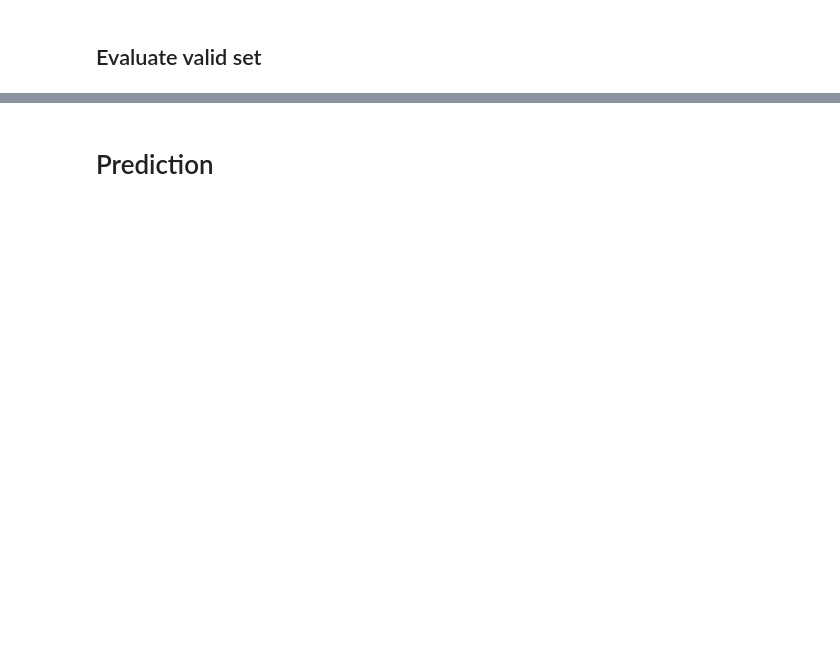
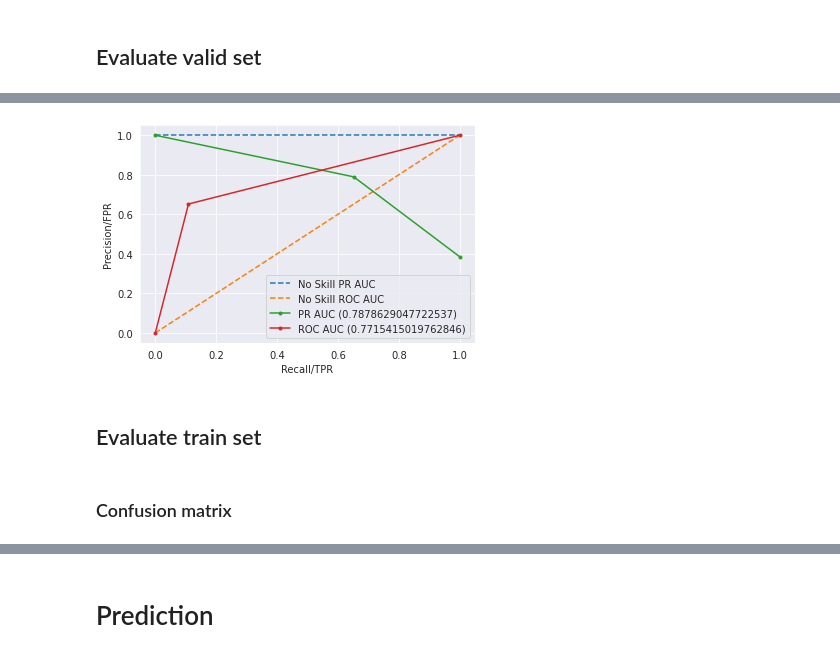
Before and after one commit to nguyenanht/john-toolbox, a Jupyter notebook: notebooks/titanic/titanic_boosting.ipynb, the cells around one changed output, grey strips where cells are left out. Cells and saved outputs as stored; diff of their text form; code cells hidden in the pictures; blank space fills up the shorter version.

```diff
--- a/notebooks/titanic/titanic_boosting.ipynb
+++ b/notebooks/titanic/titanic_boosting.ipynb
@@ -8,4 +11,5 @@ from xgboost import XGBClassifier
 # %% [markdown]
 # Load data
 # %%
-train  = pd.read_csv("data/train.csv")
+train = pd.read_csv("../../data/titanic/train.csv")
+test = pd.read_csv("../../data/titanic/test.csv")
@@ -39,6 +56,7 @@ from sklearn.model_selection import train_test_split
 # %%
 X, y = extract_X_y(train, target_name)
 
-X_train, X_valid, y_train, y_valid = train_test_split(X, y,  test_size=0.2, random_state=42, shuffle=True, stratify=y)
+X_train, X_valid, y_train, y_valid = train_test_split(
+    X, y,  test_size=0.2, random_state=42, shuffle=True, stratify=y)
 # %%
 train.head()
@@ -101,9 +166,9 @@ eval_names = ["train", "valid"]
 
 xgb.fit(
     X_train,
-    y_train,
+    y_train.to_numpy().reshape(-1),
     early_stopping_rounds=30,
-    eval_set=[(X_train, y_train), (X_valid, y_valid)],
+    eval_set=[(X_train, y_train.to_numpy().reshape(-1)), (X_valid, y_valid.to_numpy().reshape(-1))],
     eval_metric=eval_metric,
     verbose=True
 )
@@ -173,2 +275,6 @@ plot_classification_report(y_valid, y_pred_valid, size=(5, 5))
 # %%
-plot_curves(y_valid, y_pred_valid)
+plot_auc_curves(y_valid, y_pred_valid)
+# %% [output]
+[figure, added]
+# %% [markdown]
+## Evaluate train set
@@ -174,0 +284,2 @@ plot_curves(y_valid, y_pred_valid)
+# %% [markdown]
+### Confusion matrix
```
Also changed, not shown: parts of 50 cells of this notebook, 5 other files.
